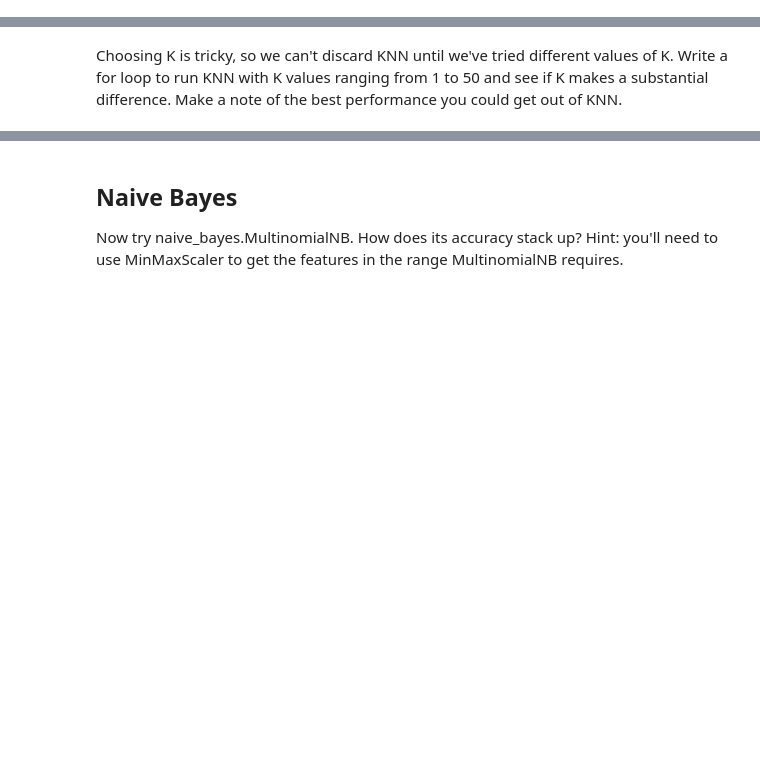
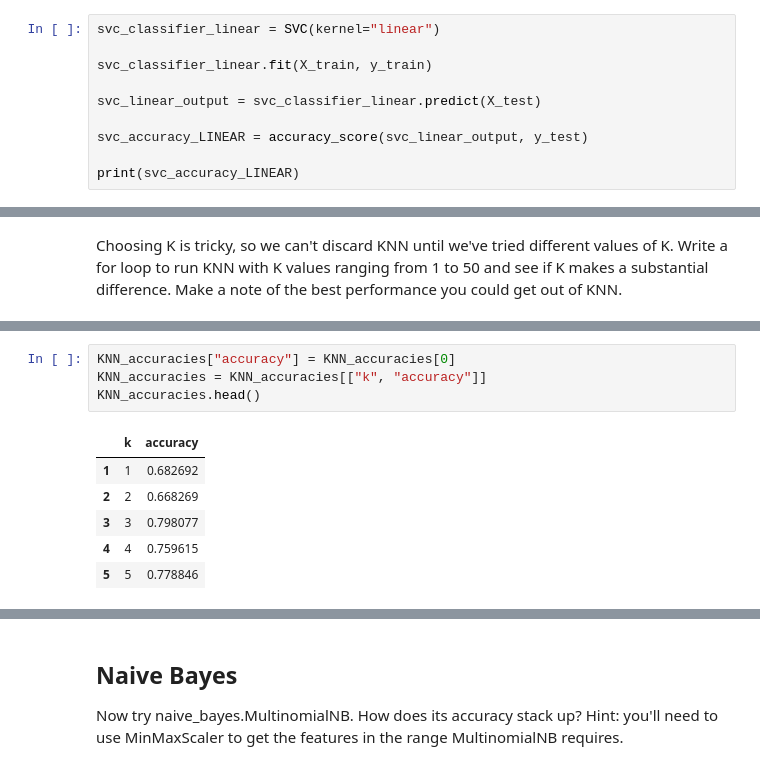
Before and after one commit to amontagut8/Adrians-Landfill, a Jupyter notebook: FinalProjectAssignment.ipynb, the cells around one changed output, grey strips where cells are left out. Cells and saved outputs as stored; diff of their text form; blank space fills up the shorter version.

```diff
--- a/FinalProjectAssignment.ipynb
+++ b/FinalProjectAssignment.ipynb
@@ -225,0 +247,10 @@ Next try using svm.SVC with a linear kernel. How does it compare to the decision
+# %%
+svc_classifier_linear = SVC(kernel="linear")
+
+svc_classifier_linear.fit(X_train, y_train)
+
+svc_linear_output = svc_classifier_linear.predict(X_test)
+
+svc_accuracy_LINEAR = accuracy_score(svc_linear_output, y_test)
+
+print(svc_accuracy_LINEAR)
@@ -230,0 +327,11 @@ Choosing K is tricky, so we can't discard KNN until we've tried different values
+# %%
+KNN_accuracies["accuracy"] = KNN_accuracies[0]
+KNN_accuracies = KNN_accuracies[["k", "accuracy"]]
+KNN_accuracies.head()
+# %% [output]
+|  | k | accuracy |
+| 1 | 1 | 0.682692 |
+| 2 | 2 | 0.668269 |
+| 3 | 3 | 0.798077 |
+| 4 | 4 | 0.759615 |
+| 5 | 5 | 0.778846 |
```
Also changed, not shown: parts of 20 cells of this notebook.
